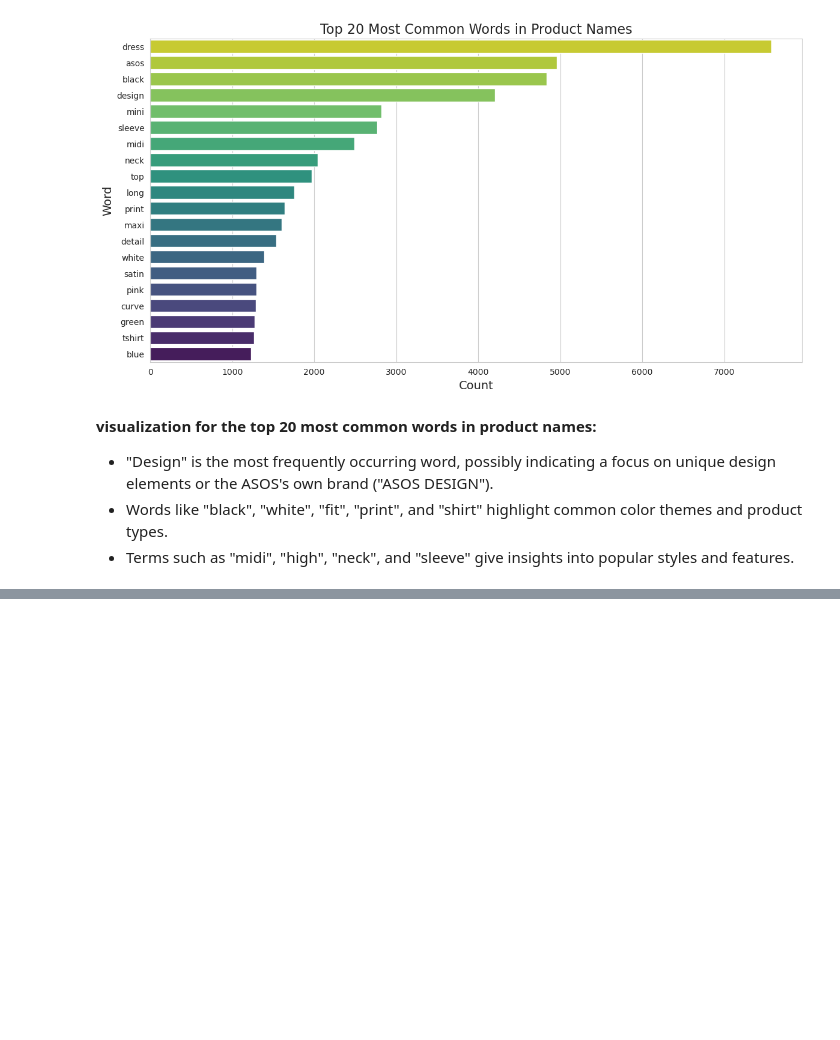
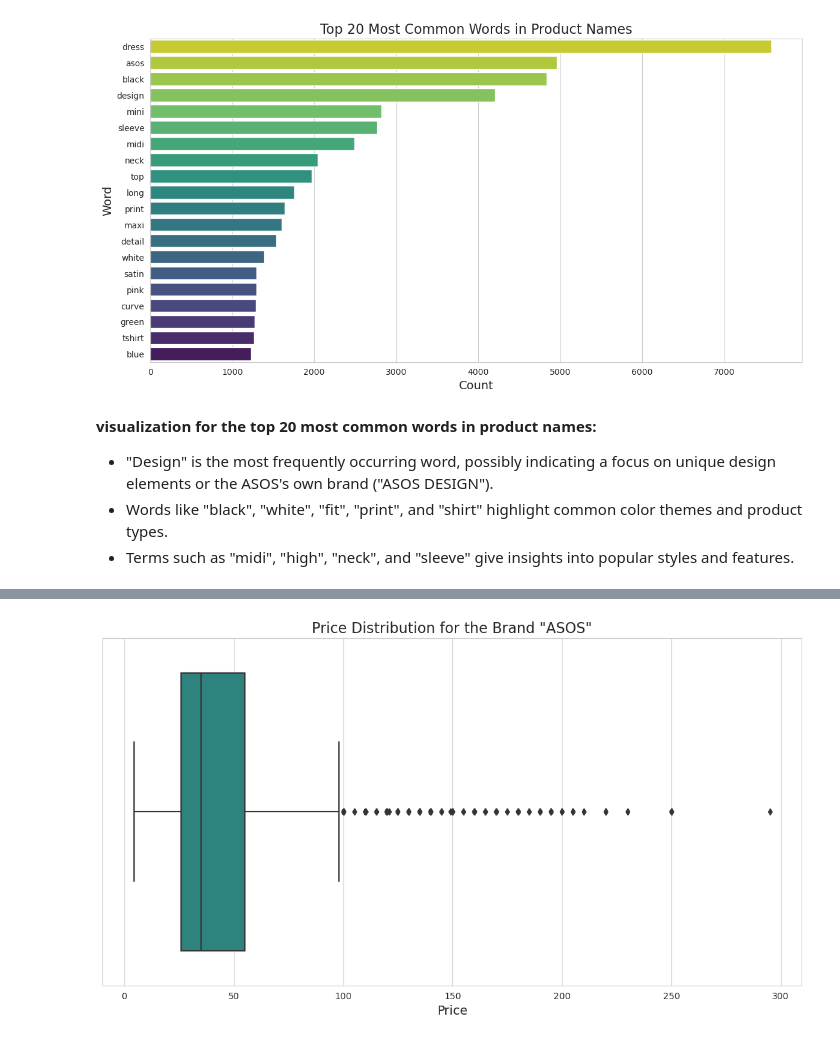
Before and after one commit to raj-rajat/Asos-E-Commerce-Dataset---30-845-products, a Jupyter notebook: asos-e-commerce-dataset-30-845-products.ipynb, the cells around one changed output, grey strips where cells are left out. Saved outputs shown, nothing was run; the diff lists cells and outputs as text; code cells hidden in the pictures; blank space fills up the shorter version.

```diff
--- a/asos-e-commerce-dataset-30-845-products.ipynb
+++ b/asos-e-commerce-dataset-30-845-products.ipynb
@@ -725,0 +764,14 @@ plt.show()
+# %%
+# Price Distribution by Brand: Understand how product prices are distributed for the brand "ASOS"
+
+# Filter data for the 'ASOS' brand
+asos_prices = df_asos_cleaned[df_asos_cleaned['brand'] == 'ASOS']['price']
+
+# Visualize price distribution for the brand 'ASOS'
+plt.figure(figsize=(14, 7))
+sns.boxplot(x=asos_prices, palette='viridis')
+plt.title('Price Distribution for the Brand "ASOS"', fontsize=16)
+plt.xlabel('Price', fontsize=14)
+plt.show()
+# %% [output]
+[figure, added]
```
Also changed, not shown: parts of 18 cells of this notebook.
